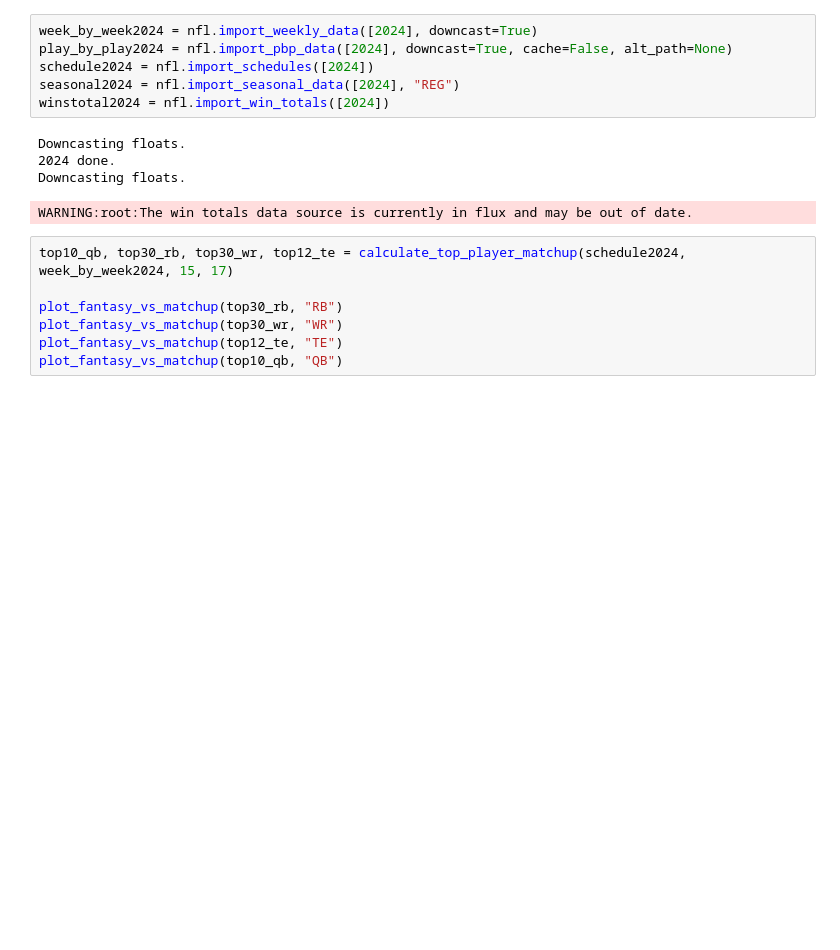
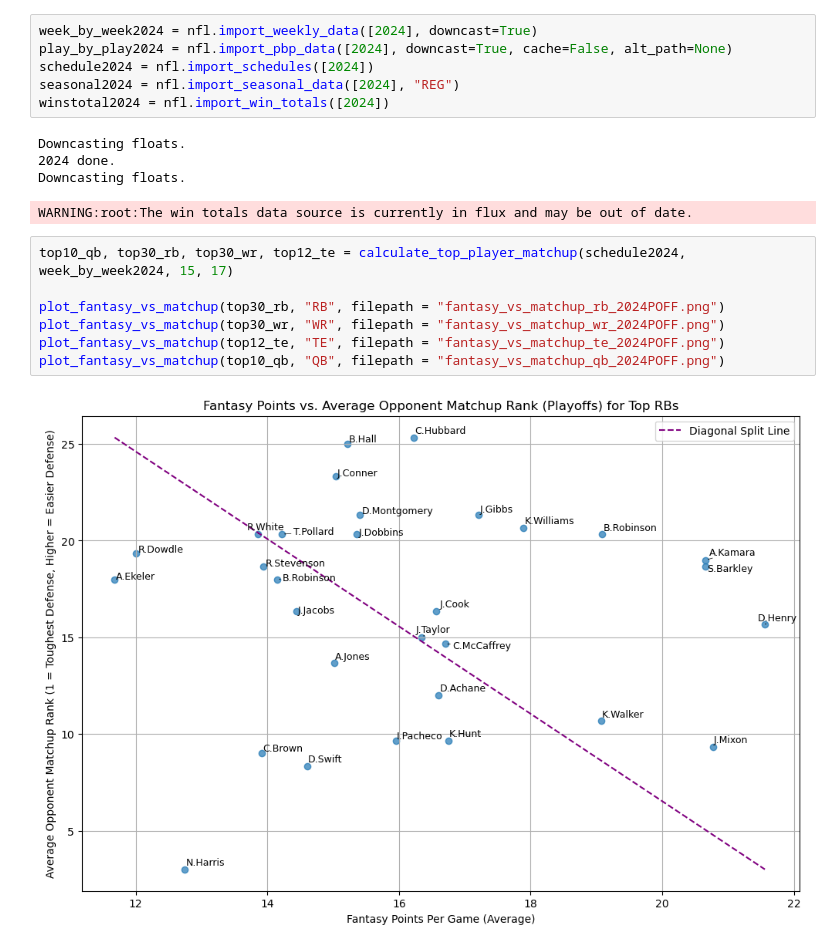
Before and after one commit to izyuan/nflanalytics, a Jupyter notebook: getData.ipynb, the cells around one changed output. Drawn from its saved outputs; the diff is of its cells as text; blank space fills up the shorter version.

```diff
--- a/getData.ipynb
+++ b/getData.ipynb
@@ -23,7 +21,9 @@ WARNING:root:The win totals data source is currently in flux and may be out of d
 # %%
 top10_qb, top30_rb, top30_wr, top12_te = calculate_top_player_matchup(schedule2024, week_by_week2024, 15, 17)
 
-plot_fantasy_vs_matchup(top30_rb, "RB")
-plot_fantasy_vs_matchup(top30_wr, "WR")
-plot_fantasy_vs_matchup(top12_te, "TE")
-plot_fantasy_vs_matchup(top10_qb, "QB")
+plot_fantasy_vs_matchup(top30_rb, "RB", filepath = "fantasy_vs_matchup_rb_2024POFF.png")
+plot_fantasy_vs_matchup(top30_wr, "WR", filepath = "fantasy_vs_matchup_wr_2024POFF.png")
+plot_fantasy_vs_matchup(top12_te, "TE", filepath = "fantasy_vs_matchup_te_2024POFF.png")
+plot_fantasy_vs_matchup(top10_qb, "QB", filepath = "fantasy_vs_matchup_qb_2024POFF.png")
+# %% [output]
+[figure, added]
```
Also changed, not shown: parts of 2 cells of this notebook, 6 other files.
